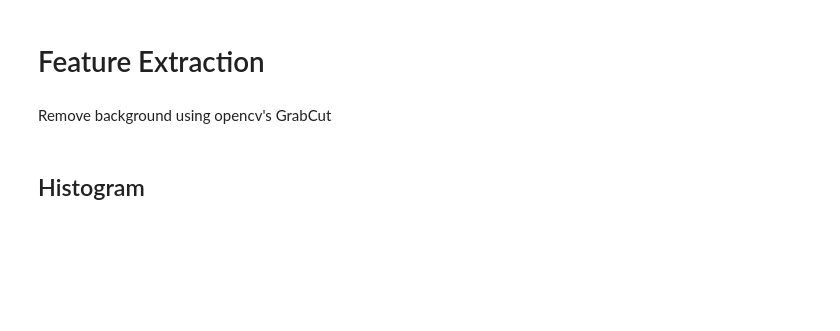
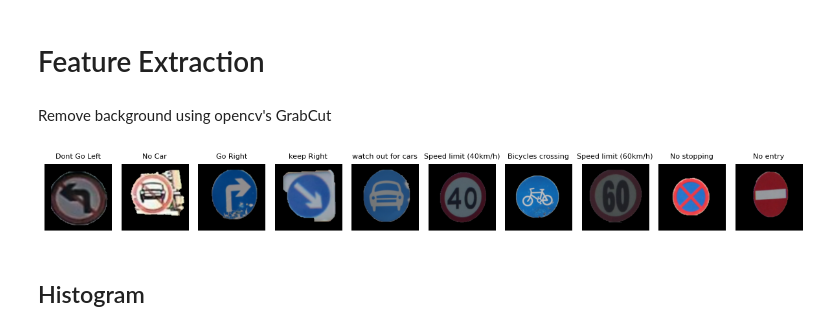
Before and after one commit to TuNguyen312/Traffic-sign-classification, a Jupyter notebook: traffic-sign.ipynb, the cells around one changed output. Saved outputs shown, nothing was run; the diff lists cells and outputs as text; code cells hidden in the pictures; blank space fills up the shorter version.

```diff
--- a/traffic-sign.ipynb
+++ b/traffic-sign.ipynb
@@ -133,2 +133,6 @@ for file_name in (image_paths):
+# %%
+plotSample()
+# %% [output]
+[figure, added]
 # %% [markdown]
 ## Histogram ##
```
Also changed, not shown: parts of 22 cells of this notebook, 4 other files.
